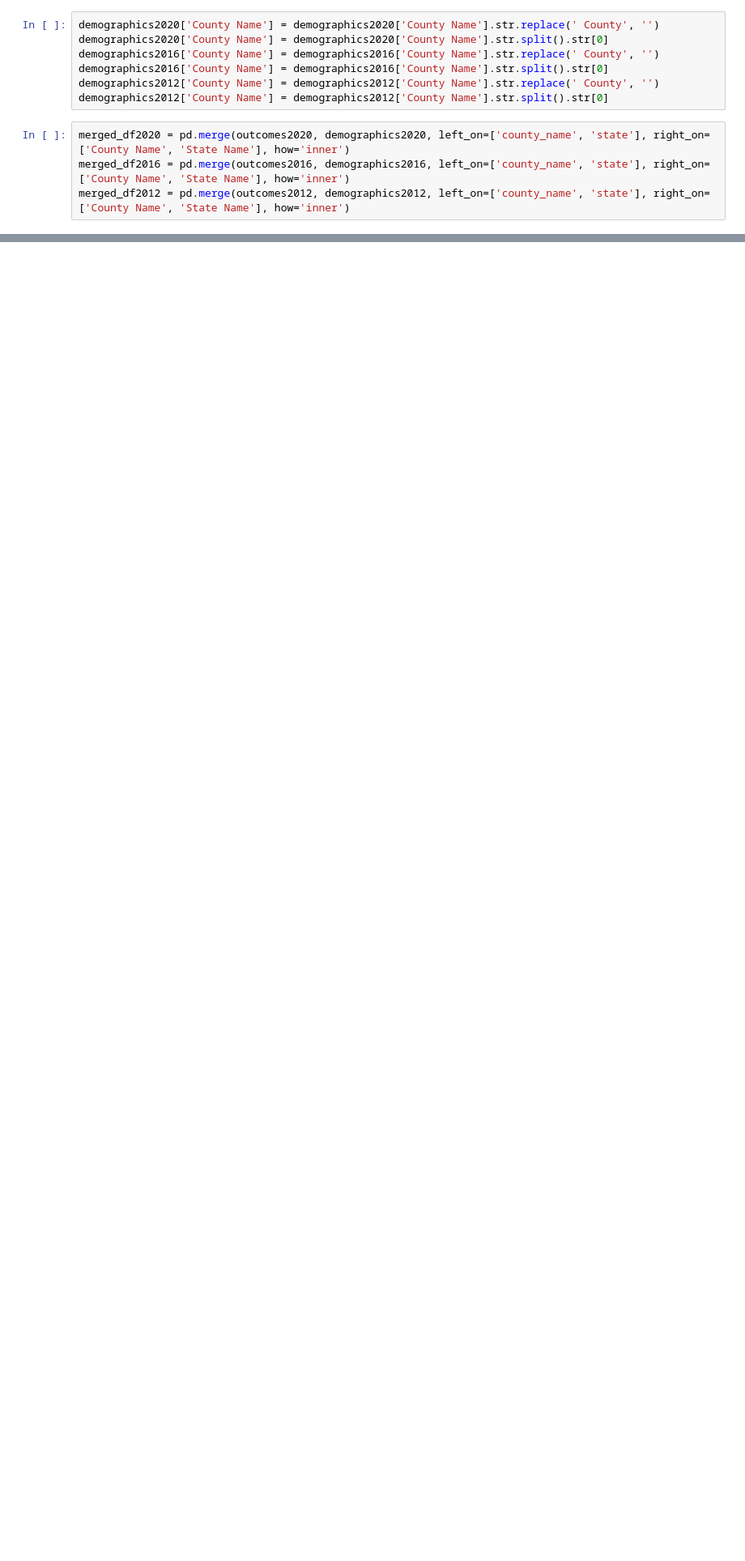
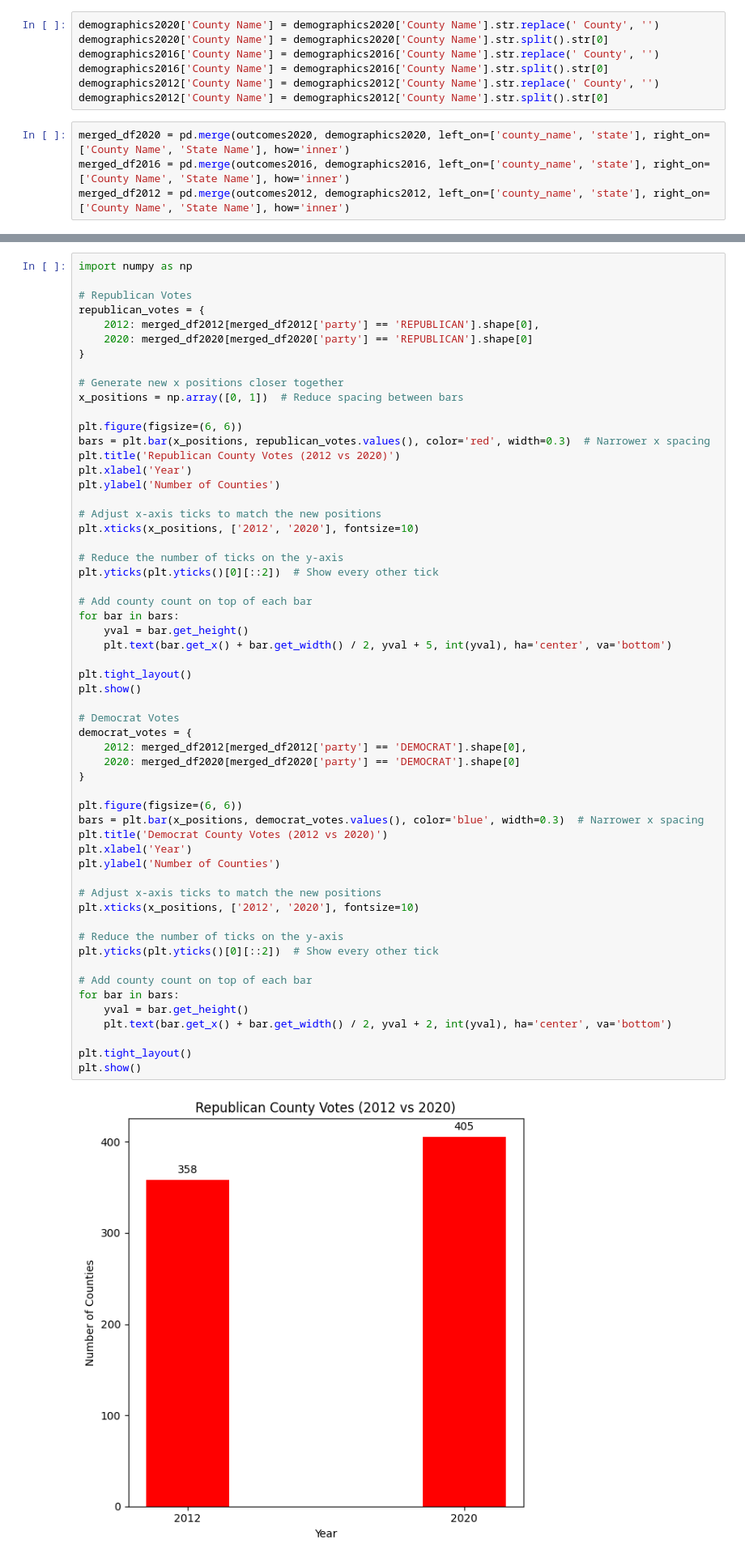
Before and after one commit to rixprakash/DS2002FinalProject, a Jupyter notebook: finalprojectcode.ipynb, the cells around one changed output, grey strips where cells are left out. Shown at 81% size. Saved outputs shown, nothing was run; the diff lists cells and outputs as text; blank space fills up the shorter version.

```diff
--- a/finalprojectcode.ipynb
+++ b/finalprojectcode.ipynb
@@ -88,0 +41,59 @@ print(ga_data2020.columns.tolist())
+# %%
+import numpy as np
+
+# Republican Votes
+republican_votes = {
+    2012: merged_df2012[merged_df2012['party'] == 'REPUBLICAN'].shape[0],
+    2020: merged_df2020[merged_df2020['party'] == 'REPUBLICAN'].shape[0]
+}
+
+# Generate new x positions closer together
+x_positions = np.array([0, 1])  # Reduce spacing between bars
+
+plt.figure(figsize=(6, 6))
+bars = plt.bar(x_positions, republican_votes.values(), color='red', width=0.3)  # Narrower x spacing
+plt.title('Republican County Votes (2012 vs 2020)')
+plt.xlabel('Year')
+plt.ylabel('Number of Counties')
+
+# Adjust x-axis ticks to match the new positions
+plt.xticks(x_positions, ['2012', '2020'], fontsize=10)
+
+# Reduce the number of ticks on the y-axis
+plt.yticks(plt.yticks()[0][::2])  # Show every other tick
+
+# Add county count on top of each bar
+for bar in bars:
+    yval = bar.get_height()
+    plt.text(bar.get_x() + bar.get_width() / 2, yval + 5, int(yval), ha='center', va='bottom')
+
+plt.tight_layout()
+plt.show()
+
+# Democrat Votes
+democrat_votes = {
+    2012: merged_df2012[merged_df2012['party'] == 'DEMOCRAT'].shape[0],
+    2020: merged_df2020[merged_df2020['party'] == 'DEMOCRAT'].shape[0]
+}
+
+plt.figure(figsize=(6, 6))
+bars = plt.bar(x_positions, democrat_votes.values(), color='blue', width=0.3)  # Narrower x spacing
+plt.title('Democrat County Votes (2012 vs 2020)')
+plt.xlabel('Year')
+plt.ylabel('Number of Counties')
+
+# Adjust x-axis ticks to match the new positions
+plt.xticks(x_positions, ['2012', '2020'], fontsize=10)
+
+# Reduce the number of ticks on the y-axis
+plt.yticks(plt.yticks()[0][::2])  # Show every other tick
+
+# Add county count on top of each bar
+for bar in bars:
+    yval = bar.get_height()
+    plt.text(bar.get_x() + bar.get_width() / 2, yval + 2, int(yval), ha='center', va='bottom')
+
+plt.tight_layout()
+plt.show()
+# %% [output]
+[figure, added]
```
Also changed, not shown: parts of 25 cells of this notebook.
